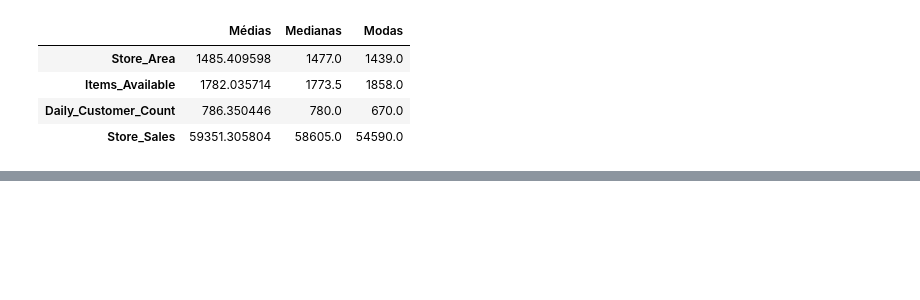
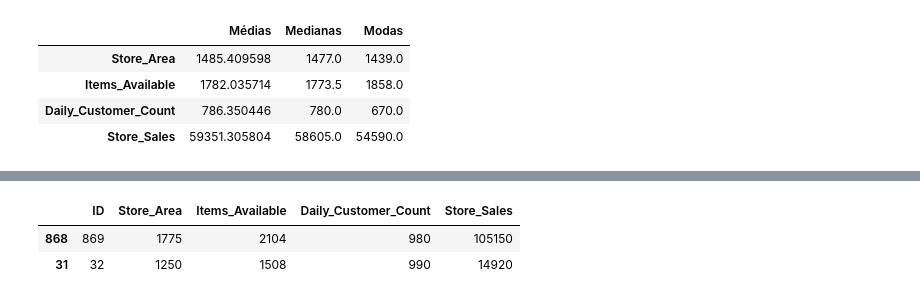
Before and after one commit to YuriFont/AV_Analise_BigData, a Jupyter notebook: A4_BigDataSeg_Grupo06.ipynb, the cells around one changed output, grey strips where cells are left out. Saved outputs shown, nothing was run; the diff lists cells and outputs as text; code cells hidden in the pictures; blank space fills up the shorter version.

```diff
--- a/Untitled (yuri) (1).ipynb
+++ b/A4_BigDataSeg_Grupo06.ipynb
@@ -142,0 +176,15 @@ display(tabela_ordenada_total)
+# %%
+tabela_total = pd.read_excel('Stores.xlsx')
+
+colunas_selecionadas = ['ID', 'Store_Area', 'Items_Available', 'Daily_Customer_Count', 'Store_Sales']
+
+primeira_linha = tabela_total[colunas_selecionadas].iloc[868]
+ultima_linha = tabela_total[colunas_selecionadas].iloc[31]
+
+tabela_resultado = pd.DataFrame([primeira_linha, ultima_linha])
+
+display(tabela_resultado)
+# %% [output]
+|  | ID | Store_Area | Items_Available | Daily_Customer_Count | Store_Sales |
+| 868 | 869 | 1775 | 2104 | 980 | 105150 |
+| 31 | 32 | 1250 | 1508 | 990 | 14920 |
```
Also changed, not shown: parts of 18 cells of this notebook.
